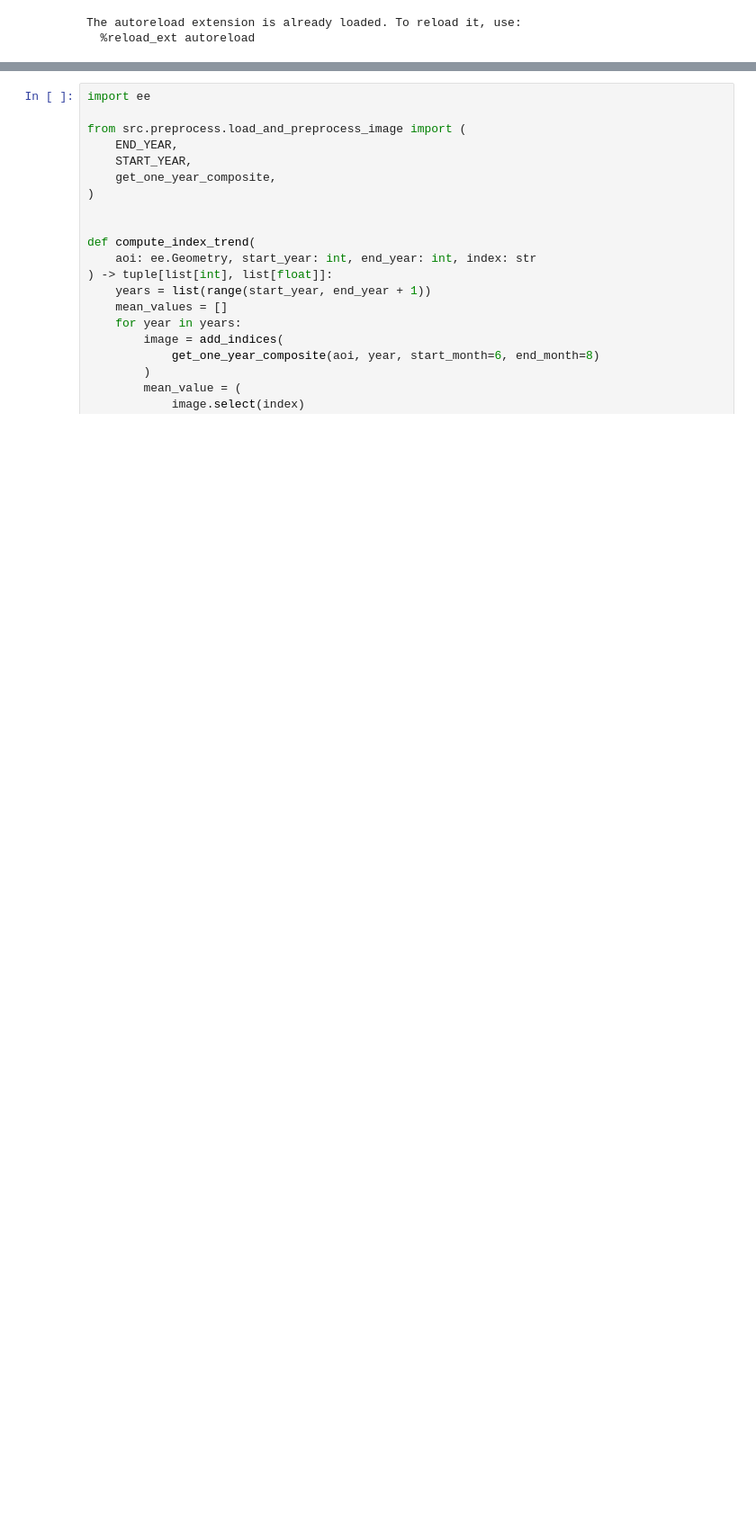
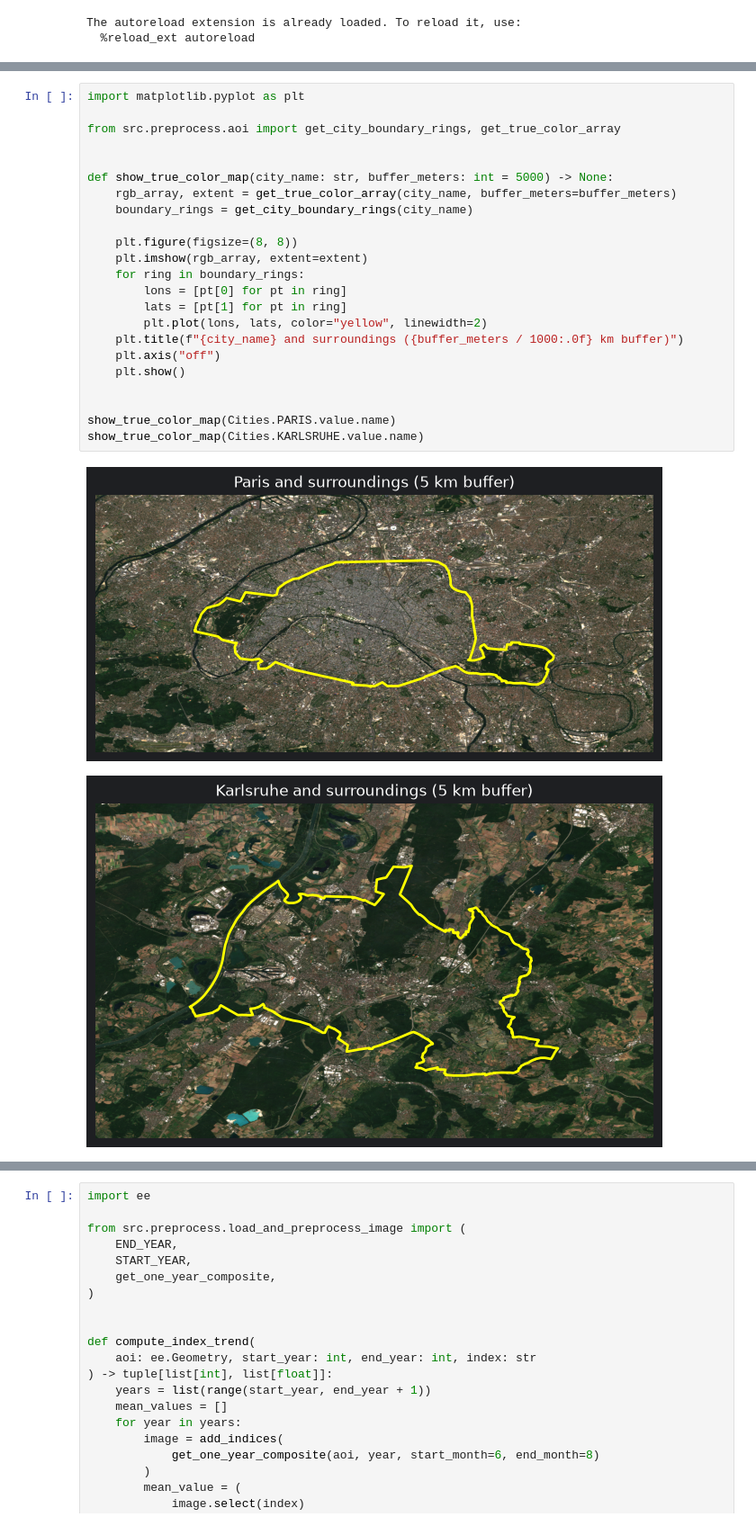
Before and after one commit to satvik007vk/city_landscape_change, a Jupyter notebook: src/visualise/visualise.ipynb, the cells around one changed output, grey strips where cells are left out. Shown at 90% size. Cells and saved outputs as stored; diff of their text form; blank space fills up the shorter version.

Commit message:
feat: add city boundary in basemap background

```diff
--- a/src/visualise/visualise.ipynb
+++ b/src/visualise/visualise.ipynb
@@ -52,6 +53,32 @@ LST_SOURCE_BY_CITY = {
     "Karlsruhe": "modis",
 }
 lst_source = LST_SOURCE_BY_CITY.get(CITY.name, "landsat")
+# %%
+import matplotlib.pyplot as plt
+
+from src.preprocess.aoi import get_city_boundary_rings, get_true_color_array
+
+
+def show_true_color_map(city_name: str, buffer_meters: int = 5000) -> None:
+    rgb_array, extent = get_true_color_array(city_name, buffer_meters=buffer_meters)
+    boundary_rings = get_city_boundary_rings(city_name)
+
+    plt.figure(figsize=(8, 8))
+    plt.imshow(rgb_array, extent=extent)
+    for ring in boundary_rings:
+        lons = [pt[0] for pt in ring]
+        lats = [pt[1] for pt in ring]
+        plt.plot(lons, lats, color="yellow", linewidth=2)
+    plt.title(f"{city_name} and surroundings ({buffer_meters / 1000:.0f} km buffer)")
+    plt.axis("off")
+    plt.show()
+
+
+show_true_color_map(Cities.PARIS.value.name)
+show_true_color_map(Cities.KARLSRUHE.value.name)
+# %% [output]
+[figure, added]
+[figure, added]
 # %%
 import ee
 import matplotlib.colors as mcolors
```
Also changed, not shown: parts of 2 cells of this notebook, 1 other file.
